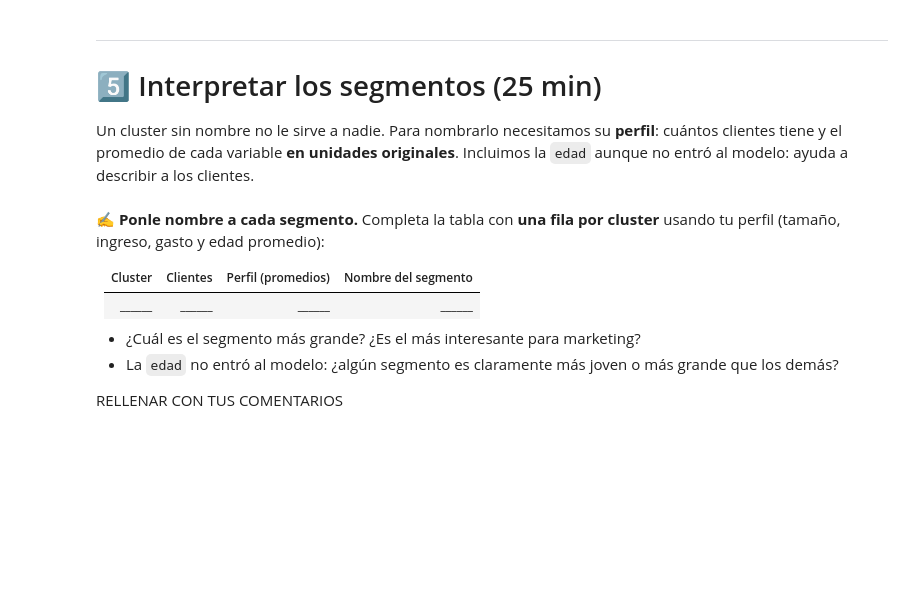
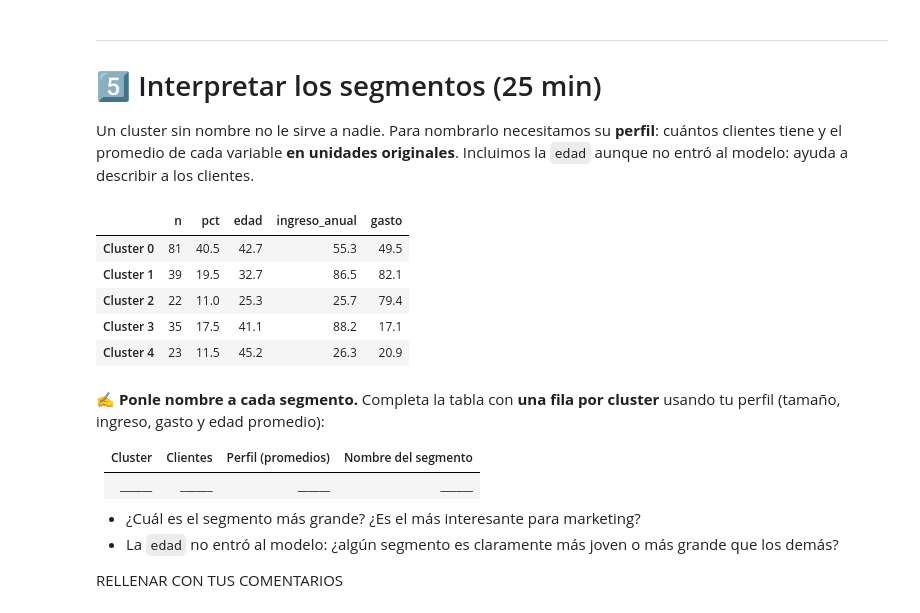
Before and after one commit to Emilio-Guevara/aprendizaje-no-supervisado-EmilioGuevara, a Jupyter notebook: 01-kmeans/caso_mall.ipynb, the cells around one changed output. Saved outputs shown, nothing was run; the diff lists cells and outputs as text; code cells hidden in the pictures; blank space fills up the shorter version.

```diff
--- a/01-kmeans/caso_mall.ipynb
+++ b/01-kmeans/caso_mall.ipynb
@@ -557,3 +647,6 @@ RELLENAR CON TUS COMENTARIOS
 # 2. labels_2d = kmeans_2d.labels_
 # 3. Imprime cuántos clientes quedaron en cada cluster: np.bincount(labels_2d)
 # ✍️ Tu código aquí
+kmeans_2d = KMeans(n_clusters=5, n_init=10, random_state=42).fit(X_2d)
+labels_2d = kmeans_2d.labels_
+print(f"Clientes por cluster:{np.bincount(labels_2d)}")
@@ -575,7 +673,16 @@ Un cluster sin nombre no le sirve a nadie. Para nombrarlo necesitamos su **perfi
 # %%
 # Perfil de cada cluster (tamaño y promedios en unidades originales)
 # Pista: perfil_2d = perfil_clusters(df, labels_2d, COLS_MALL) y muestra la tabla
 # ✍️ Tu código aquí
+perfil_2d = perfil_clusters(df, labels_2d, COLS_MALL)
+perfil_2d
+# %% [output]
+|  | n | pct | edad | ingreso_anual | gasto |
+| Cluster 0 | 81 | 40.5 | 42.7 | 55.3 | 49.5 |
+| Cluster 1 | 39 | 19.5 | 32.7 | 86.5 | 82.1 |
+| Cluster 2 | 22 | 11.0 | 25.3 | 25.7 | 79.4 |
+| Cluster 3 | 35 | 17.5 | 41.1 | 88.2 | 17.1 |
+| Cluster 4 | 23 | 11.5 | 45.2 | 26.3 | 20.9 |
 # %%
 # 1. Regresa los centroides a unidades originales:
 #    centroides_2d = scaler_2d.inverse_transform(kmeans_2d.cluster_centers_)
```
Also changed, not shown: parts of 18 cells of this notebook, 1 other file.
